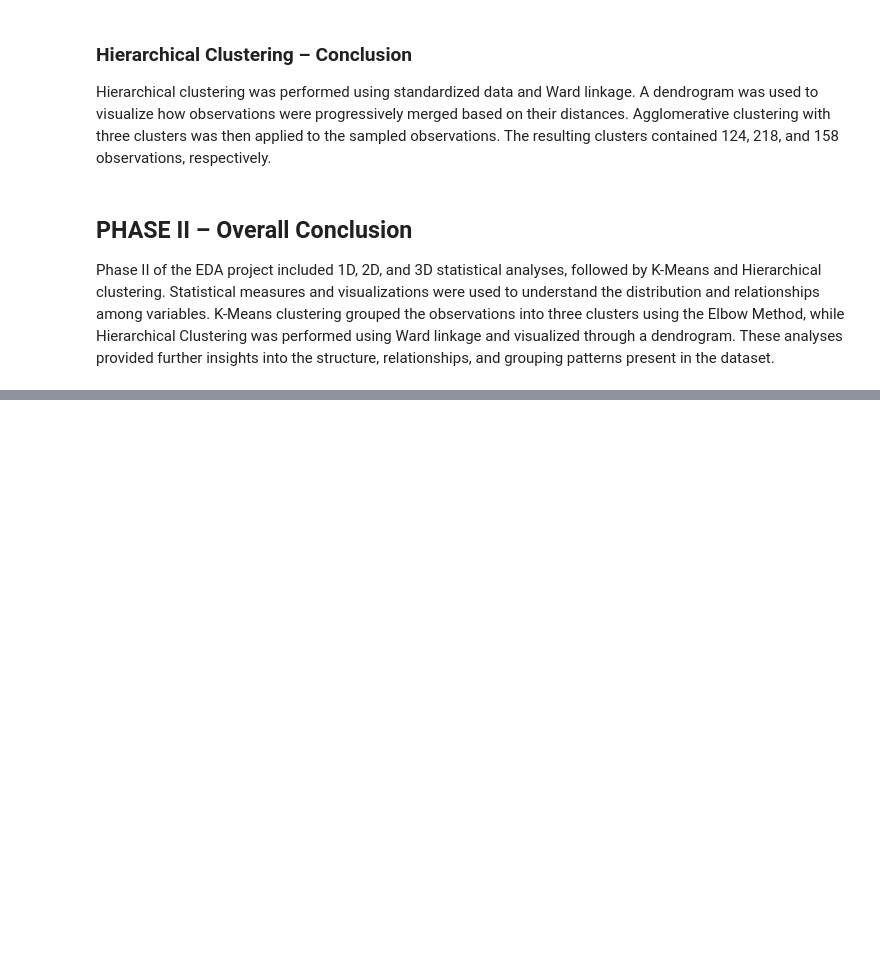
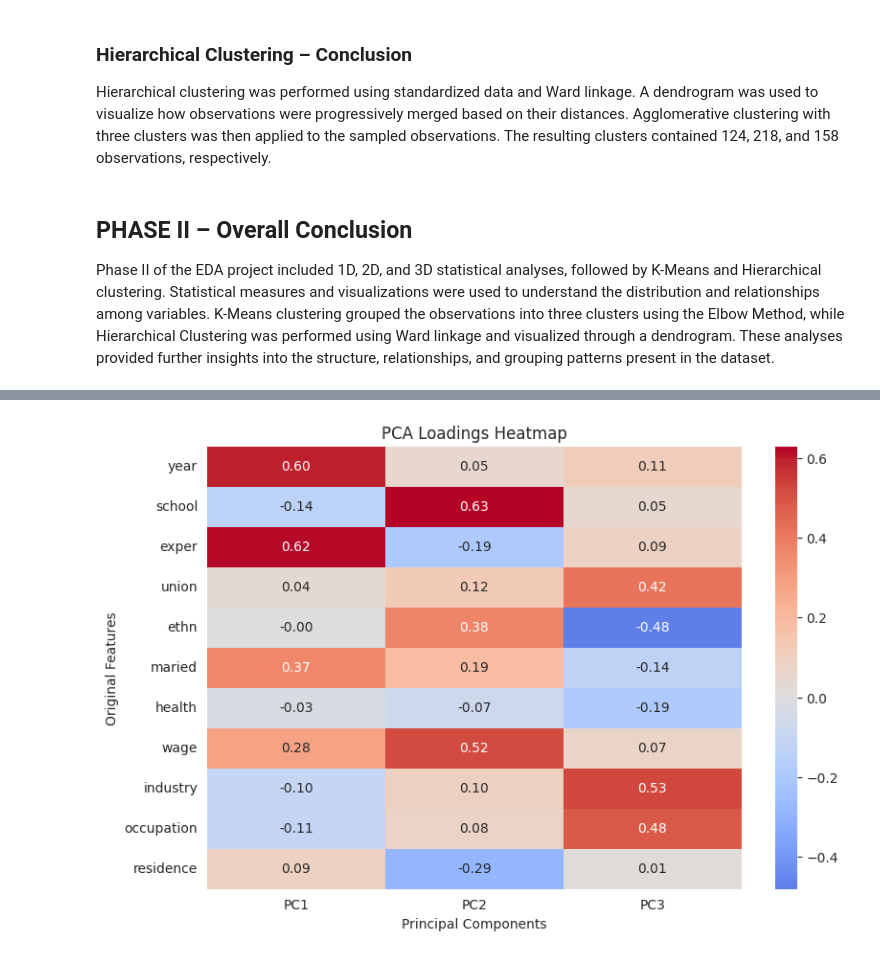
Before and after one commit to ChittibotulaNiharika/Chittibotula_Niharika, a Jupyter notebook: EDA_Project.ipynb, the cells around one changed output, grey strips where cells are left out. Saved outputs shown, nothing was run; the diff lists cells and outputs as text; code cells hidden in the pictures; blank space fills up the shorter version.

```diff
--- a/EDA_Project.ipynb
+++ b/EDA_Project.ipynb
@@ -759,0 +875,10 @@ Phase II of the EDA project included 1D, 2D, and 3D statistical analyses, follow
+# %%
+# Analyze feature contributions to principal components
+
+pca_loadings = pd.DataFrame(
+    pca.components_.T,
+    index=pca_data.columns,
+    columns=[f'PC{i+1}' for i in range(len(pca_data.columns))]
+)
+
+pca_loadings[['PC1', 'PC2', 'PC3']].round(3)
@@ -759,0 +898,19 @@ Phase II of the EDA project included 1D, 2D, and 3D statistical analyses, follow
+# %%
+# Visualize feature contributions to the first three components
+
+plt.figure(figsize=(9, 6))
+
+sns.heatmap(
+    pca_loadings[['PC1', 'PC2', 'PC3']],
+    annot=True,
+    cmap='coolwarm',
+    center=0,
+    fmt='.2f'
+)
+
+plt.title('PCA Loadings Heatmap')
+plt.xlabel('Principal Components')
+plt.ylabel('Original Features')
+plt.show()
+# %% [output]
+[figure, added]
```
Also changed, not shown: parts of 17 cells of this notebook.
